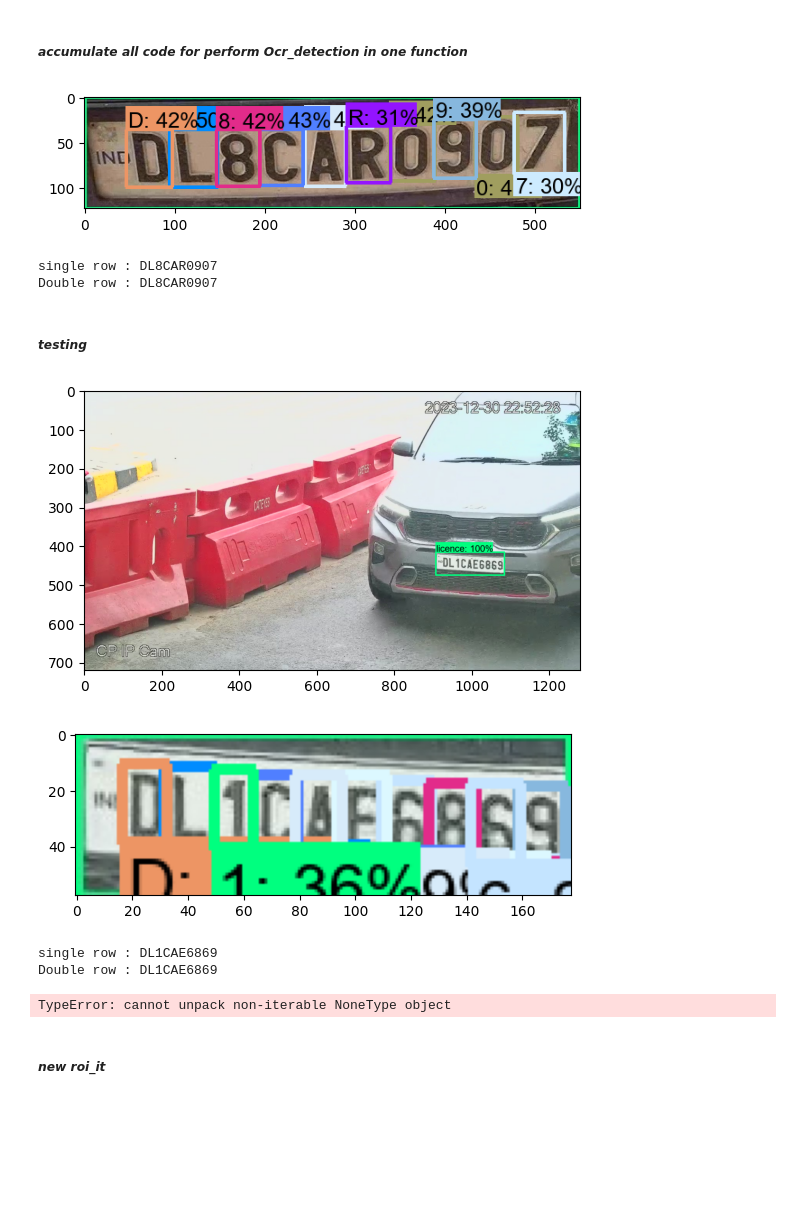
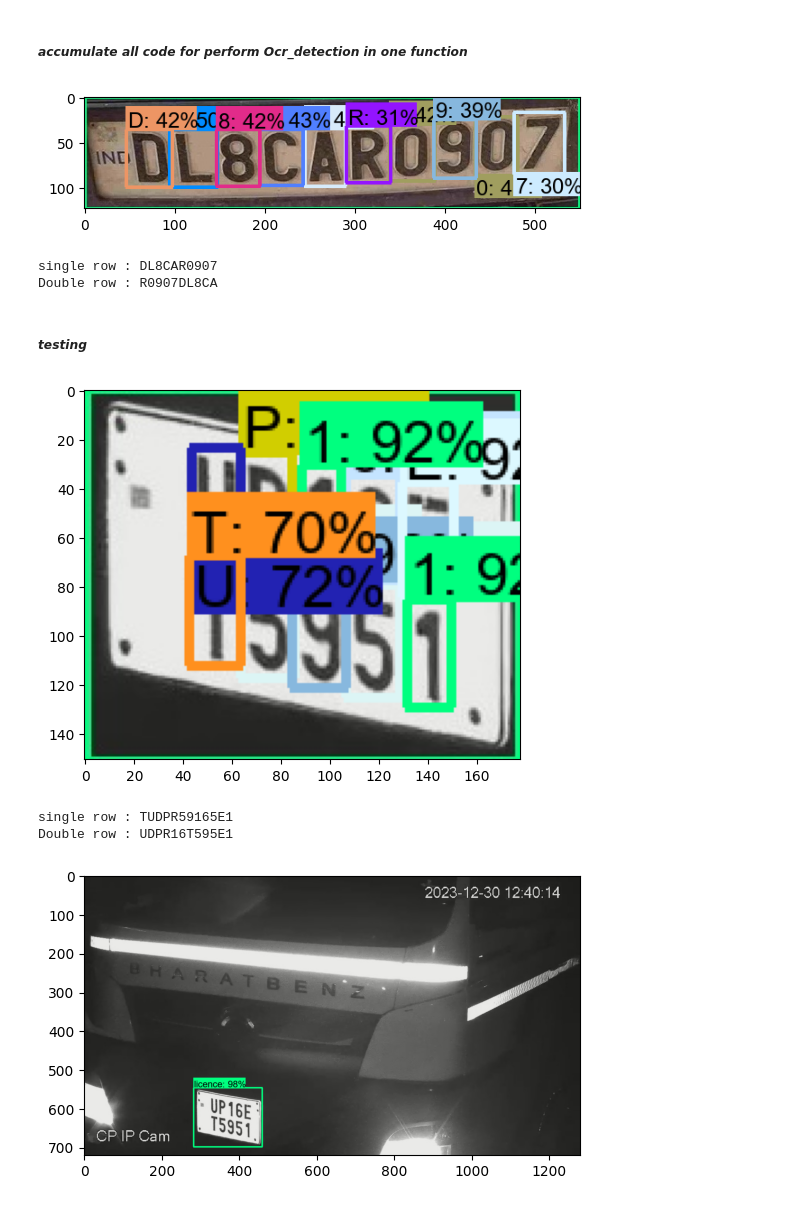
Before and after one commit to Ganga-Yadav/anprApp, a Jupyter notebook: ocr.ipynb, the cells around one changed output. Cells and saved outputs as stored; diff of their text form; code cells hidden in the pictures; blank space fills up the shorter version.

```diff
--- a/ocr.ipynb
+++ b/ocr.ipynb
@@ -32,8 +32,8 @@ def detect_fn(image):
     output_dict = infer(input_tensor)
     return output_dict
 # %%
-#IMAGE_PATH = r'D:\anprNew\Detected_Images\img (62).jpg'
-IMAGE_PATH =r'C:\Users\Msdn08\Desktop\Test_Img\testOcr\test (1).jpg'
+IMAGE_PATH = r'D:\anprNew\Detected_Images\img (24).jpg'   #img (62).jpg
+#IMAGE_PATH =r'C:\Users\Msdn08\Desktop\Test_Img\testOcr\test (40).jpg'
 # Define paths
 MODEL_PATH = paths['OCR_MODEL_PATH']
 # Read and preprocess the input image
@@ -404,19 +436,18 @@ def perform_detection(random_image):
 # %%
 # Example usage:
+#random_image_path = r'C:\Users\Msdn08\Desktop\Test_Img\testOcr\test (31).jpg'
 random_image_path = r'D:\anprNew\Detected_Images\img (62).jpg'
 perform_detection(random_image_path)
 # %% [output]
 [figure]
 single row : DL8CAR0907
-Double row : DL8CAR0907
+Double row : R0907DL8CA
 # %% [markdown]
 ##### ***testing***
 # %%
-MODEL_PATH = 'D:\\AnprProject\\myModels\\tfodModel\\export\\saved_model'
-LABEL_MAP_NAME = 'label_map.pbtxt'
-#ANNOTATION_PATH = os.path.join('Tensorflow', 'workspace', 'annotations')
-ANNOTATION_PATH = os.path.join('Annotations','annotations_tfod')
-LABELMAP = os.path.join(ANNOTATION_PATH, LABEL_MAP_NAME)
+MODEL_PATH = paths['LPR_MODEL_PATH']
+ANNOTATION_PATH = os.path.join('Annotations','annotations_lpr')
+LABELMAP =paths['LPR_LABELMAP_PATH']
 
 # Ensure annotation path exists
 os.makedirs(ANNOTATION_PATH, exist_ok=True)
@@ -444,62 +475,43 @@ def detect_fn(image):
     return output_dict
 
 # Read and preprocess the input image
-IMAGE_PATH = r'C:\Users\Msdn08\Desktop\Test_Img\img (322).jpg'
+IMAGE_PATH = r'C:\Users\Msdn08\Desktop\Test_Img\test1\img (44).jpg'
 img = cv2.imread(IMAGE_PATH)
 image_np = np.array(img)
 
 # Run detection
 detections = detect_fn(image_np)
 
 num_detections = int(detections.pop('num_detections'))
 detections = {key: value[0, :num_detections].numpy() for key, value in detections.items()}
 detections['num_detections'] = num_detections
 
 # Convert detection_classes to integers
 detections['detection_classes'] = detections['detection_classes'].astype(int)
 
 # Visualization
 label_id_offset = 0
 image_np_with_detections = image_np.copy()
 min_threshold=0.6
 viz_utils.visualize_boxes_and_labels_on_image_array(
     image_np_with_detections,
     detections['detection_boxes'],
     detections['detection_classes'] + label_id_offset,  # Ensure detection classes are integers
     detections['detection_scores'],
     category_index,
     use_normalized_coordinates=True,
     max_boxes_to_draw=10,
     min_score_thresh=min_threshold,
     agnostic_mode=False
 )
-
-#try:
-region=roi_it(image_np_with_detections,detections,min_threshold)
-#save_results(region,'Detected_Images')
-#except:
-    #pass
-
+regions_paths = roi_it(image_np_with_detections, detections, min_threshold)
+for region_path in regions_paths:
+        perform_detection(region_path)
 # Display the result
 plt.imshow(cv2.cvtColor(image_np_with_detections, cv2.COLOR_BGR2RGB))
 plt.show()
-
-#random_image_path = r'D:\anprNew\Detected_Images\img (62)'
-#random_image_path=region
-#bothrow,row1=perform_detection(region)
-#print (row1, bothrow)
-
-regions_paths = roi_it(image_np_with_detections, detections, min_threshold)
-
-# Assuming perform_detection accepts the path of the region image as input
-for region_path in regions_paths:
-    bothrow,row1=perform_detection(region_path)
-print (bothrow)
 # %% [output]
-[figure, old version]
+[figure, new version]
+single row : TUDPR59165E1
+Double row : UDPR16T595E1
-[figure, old version]
+[figure, new version]
-single row : DL1CAE6869
-Double row : DL1CAE6869
-TypeError: cannot unpack non-iterable NoneType object
-# %% [markdown]
-##### ***new roi_it***
```
Also changed, not shown: parts of 5 cells of this notebook.
